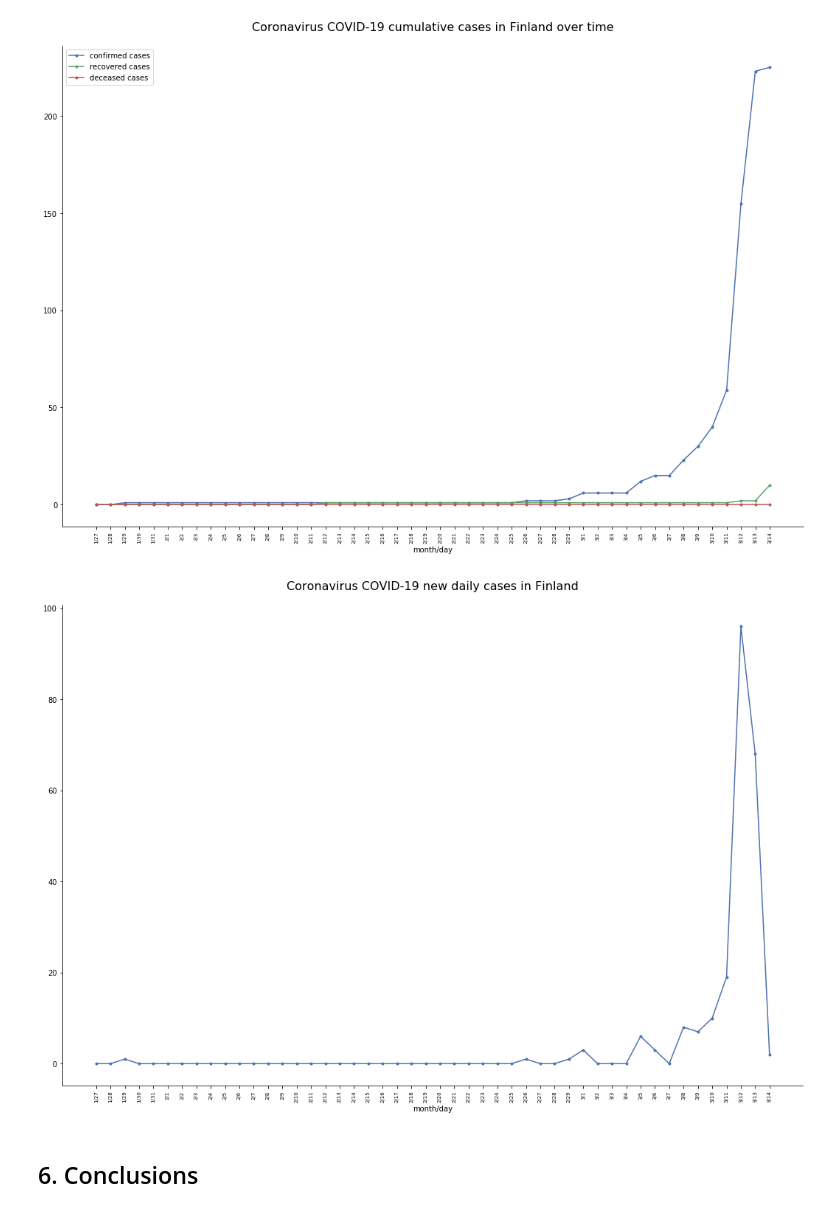
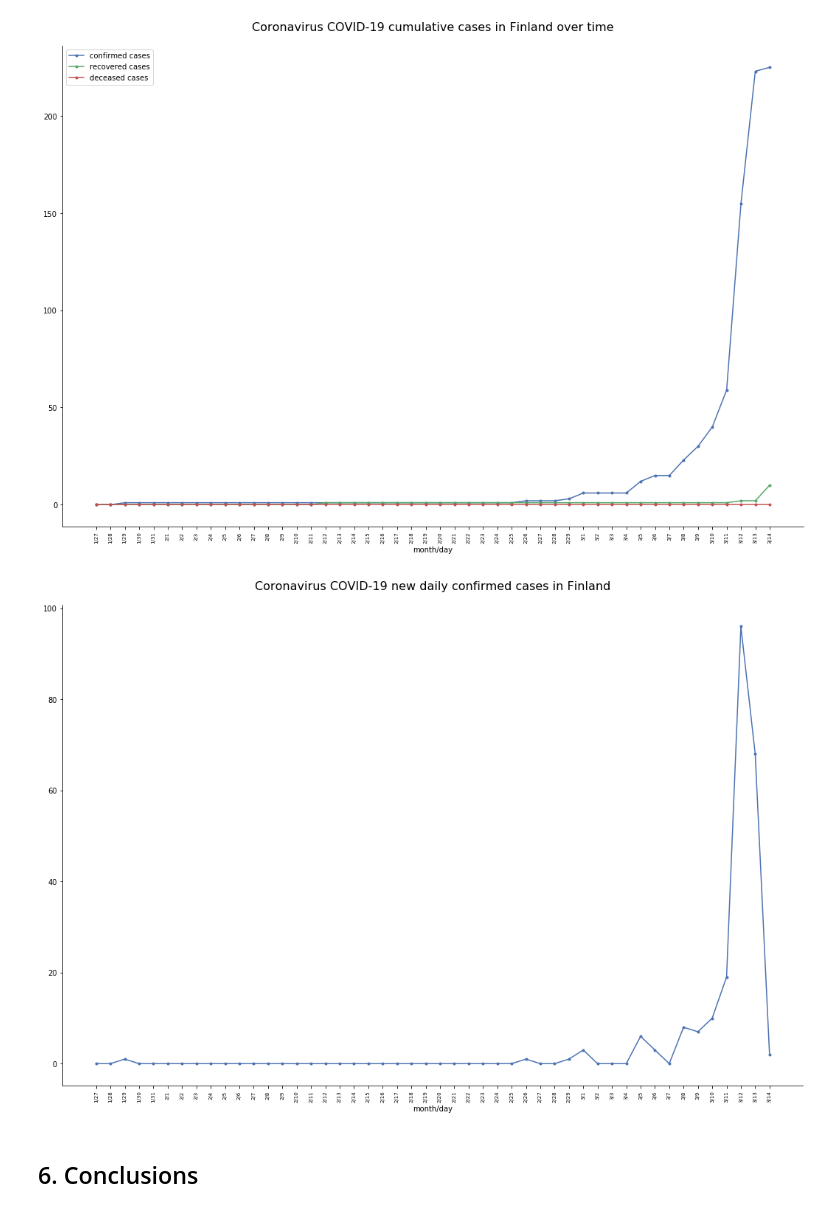
Before and after one commit to BerniHacker/Coronavirus, a Jupyter notebook: Coronavirus_Finland.ipynb, the cells around one changed output. Drawn from its saved outputs; the diff is of its cells as text; code cells hidden in the pictures.

```diff
--- a/Coronavirus_Finland.ipynb
+++ b/Coronavirus_Finland.ipynb
@@ -542,17 +549,17 @@ cust_line_plot((finland_confirmed_l, 0, "confirmed cases"),
 # %%
 # Plotting new daily confirmed Coronavirus cases in Finland
 cust_line_plot((finland_conf_incr, 0, ""),
                x=days_short,
                figsize_w=18, figsize_h=12,
-               title="Coronavirus COVID-19 new daily cases in Finland",
+               title="Coronavirus COVID-19 new daily confirmed cases in Finland",
                title_fs=16, title_offset=20,
                rem_borders=True,
                x_label="month/day", xlabel_fs=10,
                xvalues_fs=7,rot=90,
                y_label=None, ylabel_fs=12,
                legend=False)
 # %% [output]
-[figure, old version]
+[figure, new version]
 # %% [markdown]
 ## 6. Conclusions <a name="6."></a>
 # %% [markdown]
```
Also changed, not shown: parts of 3 cells of this notebook, 1 other file.
